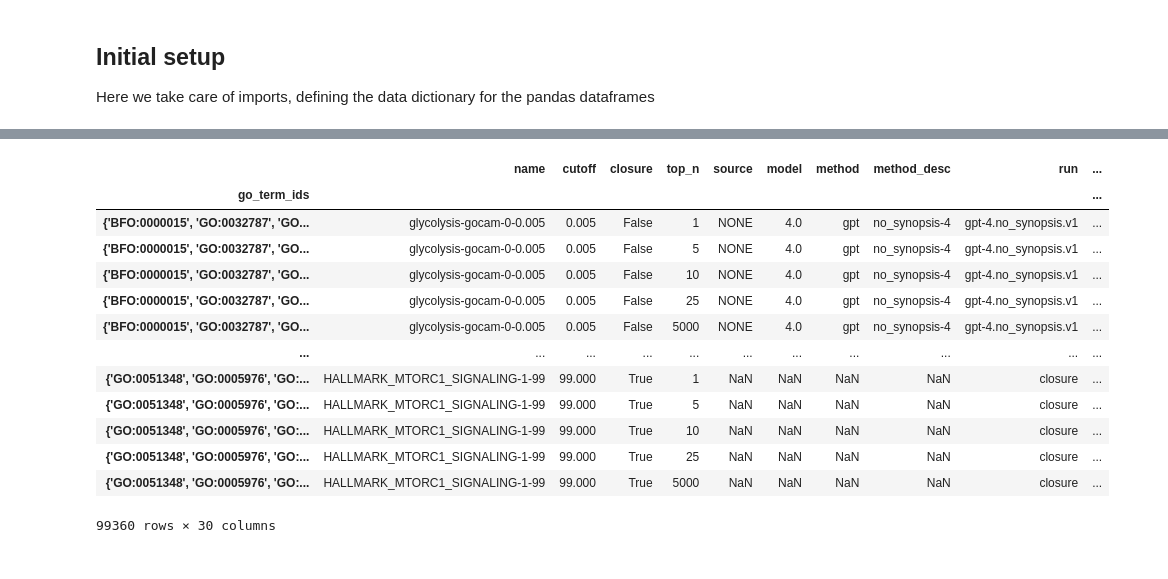
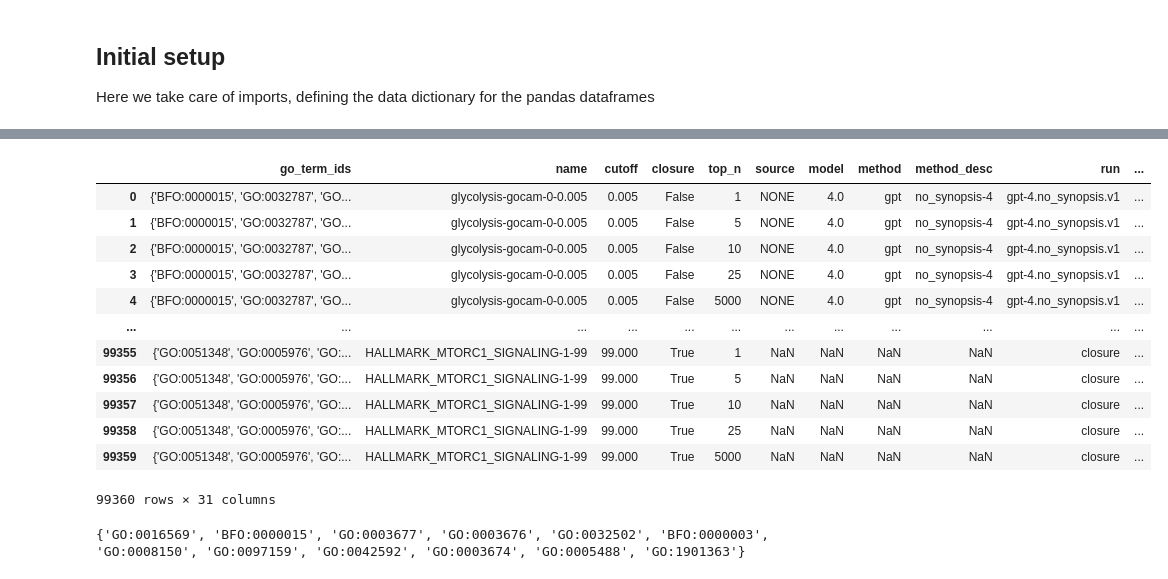
Before and after one commit to monarch-initiative/talisman-paper, a Jupyter notebook: precision_recall_figs.ipynb, the cells around one changed output, grey strips where cells are left out. Saved outputs shown, nothing was run; the diff lists cells and outputs as text; code cells hidden in the pictures.

Commit message:
debugging processed.tsv

```diff
--- a/precision_recall_figs.ipynb
+++ b/precision_recall_figs.ipynb
@@ -41,18 +185,21 @@ MODELS = [TURBO, DAVINCI, GPT4]
 # %%
-df = pd.read_csv('results/processed.tsv', sep='\t', header=0, index_col=0)
+df = pd.read_csv('results/processed.tsv', sep='\t', header=0, low_memory=False)
 df
 # %% [output]
-|  | name | cutoff | closure | top_n | source | model | method | method_desc | run | ... |
-| go_term_ids |  |  |  |  |  |  |  |  |  | ... |
-| {'BFO:0000015', 'GO:0032787', 'GO... | glycolysis-gocam-0-0.005 | 0.005 | False | 1 | NONE | 4.0 | gpt | no_synopsis-4 | gpt-4.no_synopsis.v1 | ... |
-| {'BFO:0000015', 'GO:0032787', 'GO... | glycolysis-gocam-0-0.005 | 0.005 | False | 5 | NONE | 4.0 | gpt | no_synopsis-4 | gpt-4.no_synopsis.v1 | ... |
-| {'BFO:0000015', 'GO:0032787', 'GO... | glycolysis-gocam-0-0.005 | 0.005 | False | 10 | NONE | 4.0 | gpt | no_synopsis-4 | gpt-4.no_synopsis.v1 | ... |
-| {'BFO:0000015', 'GO:0032787', 'GO... | glycolysis-gocam-0-0.005 | 0.005 | False | 25 | NONE | 4.0 | gpt | no_synopsis-4 | gpt-4.no_synopsis.v1 | ... |
-| {'BFO:0000015', 'GO:0032787', 'GO... | glycolysis-gocam-0-0.005 | 0.005 | False | 5000 | NONE | 4.0 | gpt | no_synopsis-4 | gpt-4.no_synopsis.v1 | ... |
-| ... | ... | ... | ... | ... | ... | ... | ... | ... | ... | ... |
-| {'GO:0051348', 'GO:0005976', 'GO:... | HALLMARK_MTORC1_SIGNALING-1-99 | 99.000 | True | 1 | NaN | NaN | NaN | NaN | closure | ... |
-| {'GO:0051348', 'GO:0005976', 'GO:... | HALLMARK_MTORC1_SIGNALING-1-99 | 99.000 | True | 5 | NaN | NaN | NaN | NaN | closure | ... |
-| {'GO:0051348', 'GO:0005976', 'GO:... | HALLMARK_MTORC1_SIGNALING-1-99 | 99.000 | True | 10 | NaN | NaN | NaN | NaN | closure | ... |
-| {'GO:0051348', 'GO:0005976', 'GO:... | HALLMARK_MTORC1_SIGNALING-1-99 | 99.000 | True | 25 | NaN | NaN | NaN | NaN | closure | ... |
-| {'GO:0051348', 'GO:0005976', 'GO:... | HALLMARK_MTORC1_SIGNALING-1-99 | 99.000 | True | 5000 | NaN | NaN | NaN | NaN | closure | ... |
+|  | go_term_ids | name | cutoff | closure | top_n | source | model | method | method_desc | run | ... |
+| 0 | {'BFO:0000015', 'GO:0032787', 'GO... | glycolysis-gocam-0-0.005 | 0.005 | False | 1 | NONE | 4.0 | gpt | no_synopsis-4 | gpt-4.no_synopsis.v1 | ... |
+| 1 | {'BFO:0000015', 'GO:0032787', 'GO... | glycolysis-gocam-0-0.005 | 0.005 | False | 5 | NONE | 4.0 | gpt | no_synopsis-4 | gpt-4.no_synopsis.v1 | ... |
+| 2 | {'BFO:0000015', 'GO:0032787', 'GO... | glycolysis-gocam-0-0.005 | 0.005 | False | 10 | NONE | 4.0 | gpt | no_synopsis-4 | gpt-4.no_synopsis.v1 | ... |
+| 3 | {'BFO:0000015', 'GO:0032787', 'GO... | glycolysis-gocam-0-0.005 | 0.005 | False | 25 | NONE | 4.0 | gpt | no_synopsis-4 | gpt-4.no_synopsis.v1 | ... |
+| 4 | {'BFO:0000015', 'GO:0032787', 'GO... | glycolysis-gocam-0-0.005 | 0.005 | False | 5000 | NONE | 4.0 | gpt | no_synopsis-4 | gpt-4.no_synopsis.v1 | ... |
+| ... | ... | ... | ... | ... | ... | ... | ... | ... | ... | ... | ... |
+| 99355 | {'GO:0051348', 'GO:0005976', 'GO:... | HALLMARK_MTORC1_SIGNALING-1-99 | 99.000 | True | 1 | NaN | NaN | NaN | NaN | closure | ... |
+| 99356 | {'GO:0051348', 'GO:0005976', 'GO:... | HALLMARK_MTORC1_SIGNALING-1-99 | 99.000 | True | 5 | NaN | NaN | NaN | NaN | closure | ... |
+| 99357 | {'GO:0051348', 'GO:0005976', 'GO:... | HALLMARK_MTORC1_SIGNALING-1-99 | 99.000 | True | 10 | NaN | NaN | NaN | NaN | closure | ... |
+| 99358 | {'GO:0051348', 'GO:0005976', 'GO:... | HALLMARK_MTORC1_SIGNALING-1-99 | 99.000 | True | 25 | NaN | NaN | NaN | NaN | closure | ... |
+| 99359 | {'GO:0051348', 'GO:0005976', 'GO:... | HALLMARK_MTORC1_SIGNALING-1-99 | 99.000 | True | 5000 | NaN | NaN | NaN | NaN | closure | ... |
-99360 rows × 30 columns
+99360 rows × 31 columns
+# %%
+print(df.iloc[45561,0])
+# %% [output]
+{'GO:0016569', 'BFO:0000015', 'GO:0003677', 'GO:0003676', 'GO:0032502', 'BFO:0000003', 'GO:0008150', 'GO:0097159', 'GO:0042592', 'GO:0003674', 'GO:0005488', 'GO:1901363'}
```
Also changed, not shown: parts of 37 cells of this notebook, 1 other file.
